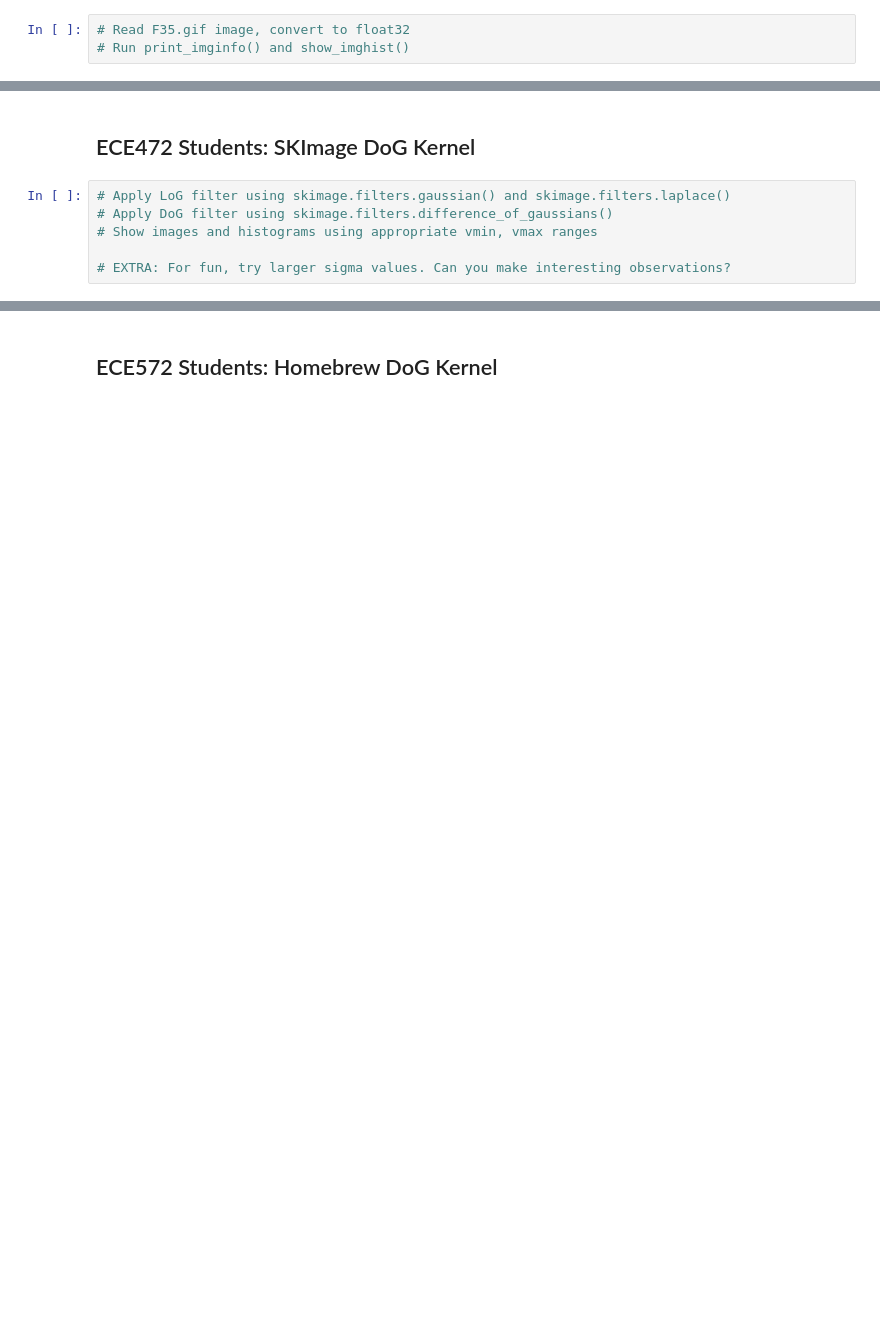
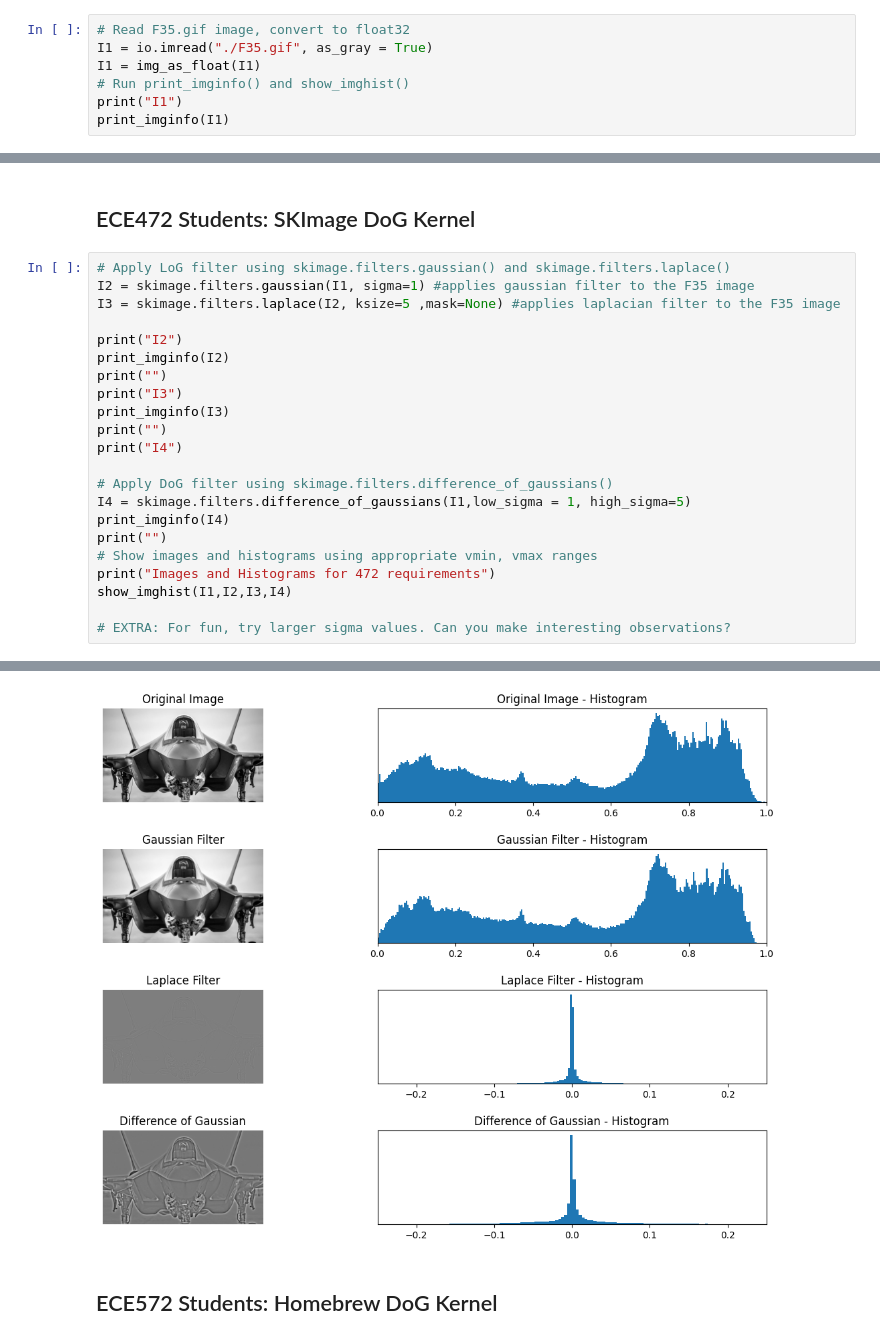
Before and after one commit to cobywhite26/Image-Processing, a Jupyter notebook: homework-4/hw4_assignment.ipynb, the cells around one changed output, grey strips where cells are left out. Cells and saved outputs as stored; diff of their text form; blank space fills up the shorter version.

```diff
--- a/homework-4/hw4_assignment.ipynb
+++ b/homework-4/hw4_assignment.ipynb
@@ -23,4 +92,8 @@ def show_imghist(I, vmin=0.0, vmax=1.0):
     # Copy from HW3
 # %%
 # Read F35.gif image, convert to float32
+I1 = io.imread("./F35.gif", as_gray = True)
+I1 = img_as_float(I1)
 # Run print_imginfo() and show_imghist()
+print("I1")
+print_imginfo(I1)
@@ -28,7 +106,24 @@ def show_imghist(I, vmin=0.0, vmax=1.0):
 ## ECE472 Students: SKImage DoG Kernel
 # %%
 # Apply LoG filter using skimage.filters.gaussian() and skimage.filters.laplace()
+I2 = skimage.filters.gaussian(I1, sigma=1) #applies gaussian filter to the F35 image
+I3 = skimage.filters.laplace(I2, ksize=5 ,mask=None) #applies laplacian filter to the F35 image
+
+print("I2")
+print_imginfo(I2)
+print("")
+print("I3")
+print_imginfo(I3)
+print("")
+print("I4")
+
 # Apply DoG filter using skimage.filters.difference_of_gaussians()
+I4 = skimage.filters.difference_of_gaussians(I1,low_sigma = 1, high_sigma=5)
+print_imginfo(I4)
+print("")
 # Show images and histograms using appropriate vmin, vmax ranges
+print("Images and Histograms for 472 requirements")
+show_imghist(I1,I2,I3,I4)
 
 # EXTRA: For fun, try larger sigma values. Can you make interesting observations?
+# %% [output]
@@ -35,3 +146,4 @@ def show_imghist(I, vmin=0.0, vmax=1.0):
+[figure, added]
 # %% [markdown]
 ## ECE572 Students:  Homebrew DoG Kernel
 # %%
```
Also changed, not shown: parts of 8 cells of this notebook.
